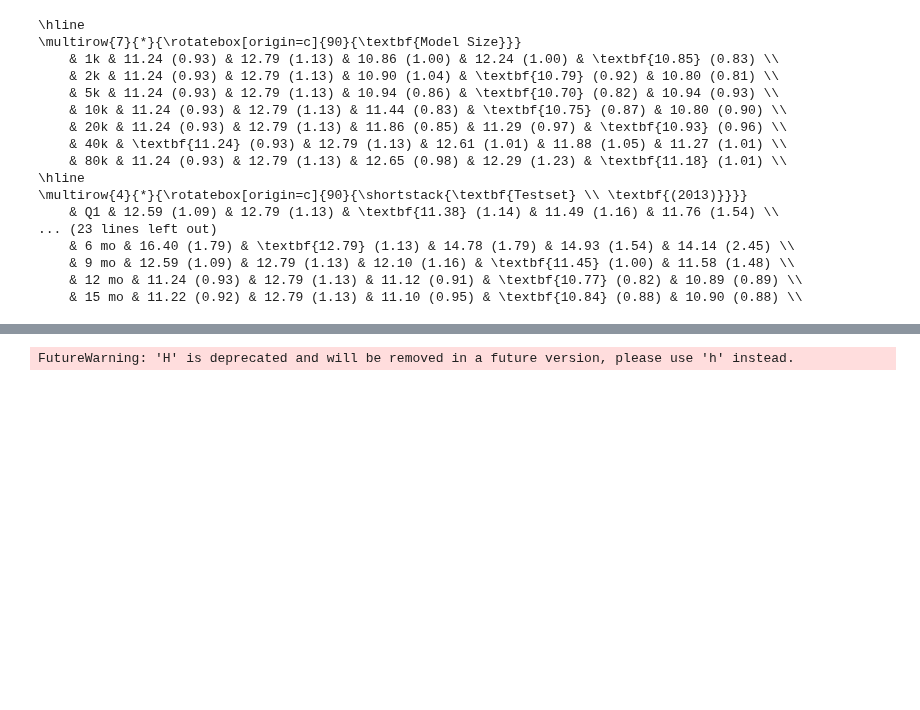
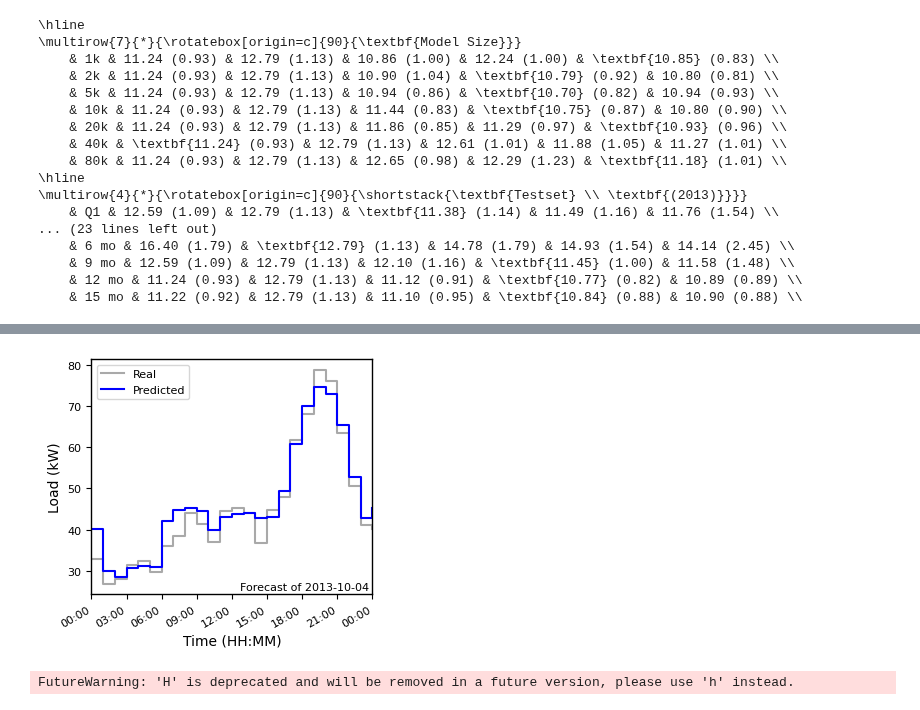
Before and after one commit to erc-fhv/loadforecasting, a Jupyter notebook: scripts/Paper_Illustration.ipynb, the cells around one changed output, grey strips where cells are left out. Saved outputs shown, nothing was run; the diff lists cells and outputs as text; code cells hidden in the pictures; blank space fills up the shorter version.

```diff
--- a/scripts/Paper_Illustration.ipynb
+++ b/scripts/Paper_Illustration.ipynb
@@ -916,3 +837,75 @@ utils.Evaluate_Models.print_latex_table(result_dict, configs_with_transfer_learn
+# %%
+# Create Step Plot
+#
+
+########
+# Setup the test setup configuration
+#
+resuts_filename = 'scripts/outputs/all_train_histories.pkl'
+expected_configs = Config_of_one_run(ModelSize._5k, DoPretraining.YES, DoTransferLearning.YES, Aggregation_Count._50_HOUSEHOLDS,
+                    NrOfComunities._20, TrainingHistory._12_MONTH, TestSize._3_MONTH, TrainingFuture._0_MONTH, DevSize._2_MONTH, UsedModels.ALL, Epochs.DEFAULT)
+model_type = 'Transformer_Encoder_Only'
+community_id = 0
+startdate = pd.Timestamp('2013-10-01 00:00:00+00:00')
+day_to_plot = '2013-10-04'
+########
+
+# Check, if all data are available
+# and create a nested dictionary of shape 'profiles_by_community_size[community_size][model][community_id]'
+#
+profiles_by_community_size = utils.Evaluate_Models.get_testrun_results([expected_configs], resuts_filename)
+
+# Calculate the daily nMAE
+#
+Y_pred = profiles_by_community_size[expected_configs.aggregation_Count[0]][model_type][community_id]
+Y_real = profiles_by_community_size[expected_configs.aggregation_Count[0]]['Perfect'][community_id]
+
+# Create dataframe
+datetime_index = pd.date_range(start=startdate, periods=Y_real.shape[0], freq='1h')
+df_Y_plot = pd.DataFrame()
+df_Y_plot['x'] = datetime_index
+df_Y_plot['Y_real'] = Y_real / 1000.0
+df_Y_plot['Y_pred'] = Y_pred / 1000.0
+
+# Plot only given Day
+day_start = pd.to_datetime(day_to_plot).tz_localize('UTC')
+day_end = day_start + pd.Timedelta(days=1)
+mask = (df_Y_plot['x'] >= day_start) & (df_Y_plot['x'] <= day_end)
+df_Y_plot_day = df_Y_plot[mask]
+
+# Create Step-Plot
+fig_width_inch = 90 / 25.4
+fig_height_inch = fig_width_inch * 0.9
+fig, ax = plt.subplots(figsize=(fig_width_inch, fig_height_inch))
+ax.step(df_Y_plot_day['x'], df_Y_plot_day['Y_real'], where='post', label='Real', color='darkgrey')
+ax.step(df_Y_plot_day['x'], df_Y_plot_day['Y_pred'], where='post', label='Predicted', color='blue')
+ax.set_ylabel(f'Load (kW)', fontsize=10)
+ax.set_xlabel(f'Time (HH:MM)', fontsize=10)
+ax.tick_params(axis='both', which='major', labelsize=8)
+ax.set_facecolor('white')
+fig.patch.set_facecolor('white')
+for spine in ax.spines.values():
+    spine.set_visible(True)
+    spine.set_color('black')
+    spine.set_linewidth(1)
+ax.legend(loc='upper left', fontsize=8)
+ax.xaxis.set_major_locator(mdates.HourLocator(interval=3))
+ax.xaxis.set_major_formatter(mdates.DateFormatter('%H:%M'))
+ax.set_xlim(day_start, day_end)
+fig.autofmt_xdate()
+
+# Datum der Vorhersage in den Plot schreiben
+ax.text(0.99, 0.01, f'Forecast of {day_to_plot}',
+        transform=ax.transAxes,
+        ha='right', va='bottom',
+        fontsize=8, color='black')
+
+# Save plot
+plt.tight_layout()
+fig.savefig('scripts/outputs/figs/Fig_matplotlib_profile_Y.pdf', format='pdf', dpi=300)
+plt.show()
+# %% [output]
+[figure, added]
 # %%
 # Evaluate specific model of given power profiles and given configurations
 #
```
Also changed, not shown: parts of 3 cells of this notebook, 3 other files.
